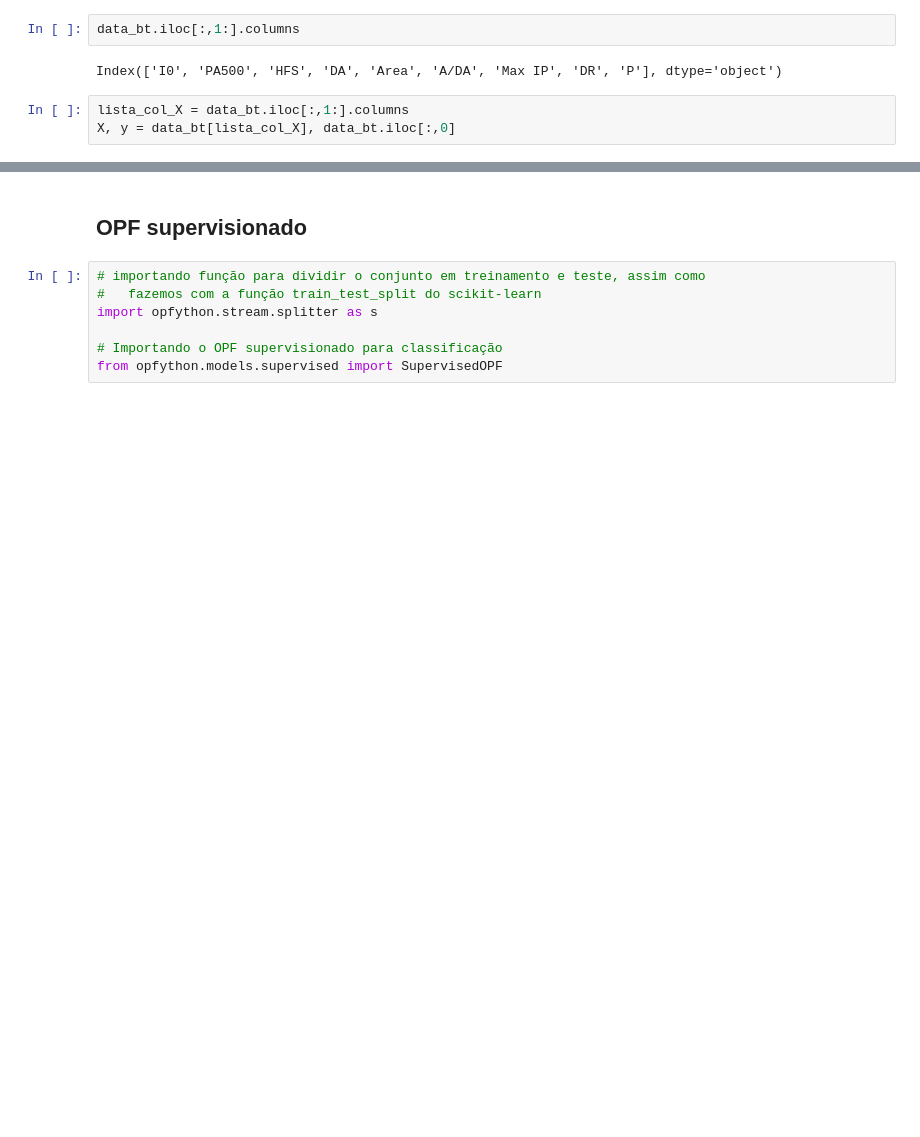
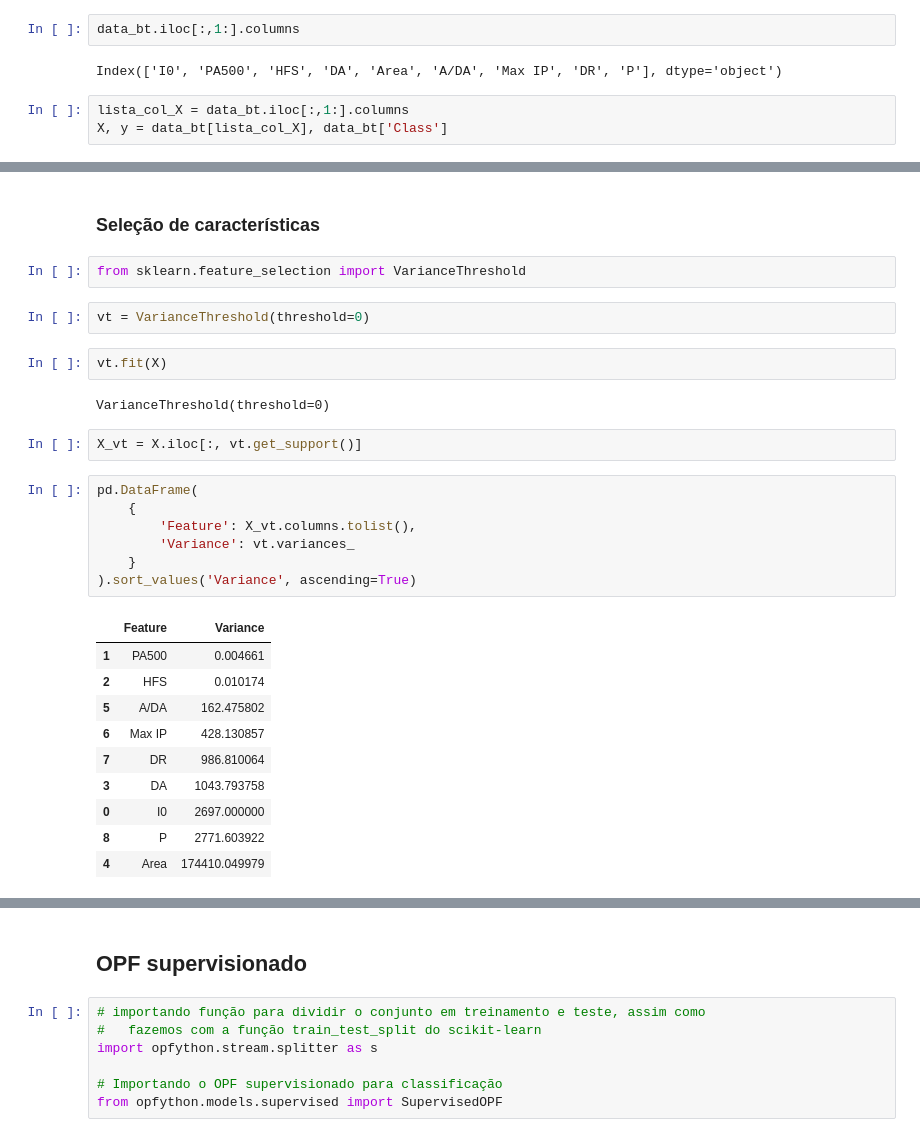
Before and after one commit to gus-phys/AI2-resources, a Jupyter notebook: 08-classificacao/aulas-praticas/aula8/opf/BreastTissue_classification.ipynb, the cells around one changed output, grey strips where cells are left out. Cells and saved outputs as stored; diff of their text form; blank space fills up the shorter version.

```diff
--- a/08-classificacao/aulas-praticas/aula8/opf/BreastTissue_classification.ipynb
+++ b/08-classificacao/aulas-praticas/aula8/opf/BreastTissue_classification.ipynb
@@ -60,5 +60,5 @@ data_bt.iloc[:,1:].columns
 Index(['I0', 'PA500', 'HFS', 'DA', 'Area', 'A/DA', 'Max IP', 'DR', 'P'], dtype='object')
 # %%
 lista_col_X = data_bt.iloc[:,1:].columns
-X, y = data_bt[lista_col_X], data_bt.iloc[:,0]
+X, y = data_bt[lista_col_X], data_bt['Class']
 # %%
@@ -74,0 +68,30 @@ type(X), type(y)
+# %% [markdown]
+### Seleção de características
+# %%
+from sklearn.feature_selection import VarianceThreshold
+# %%
+vt = VarianceThreshold(threshold=0)
+# %%
+vt.fit(X)
+# %% [output]
+VarianceThreshold(threshold=0)
+# %%
+X_vt = X.iloc[:, vt.get_support()]
+# %%
+pd.DataFrame(
+    {
+        'Feature': X_vt.columns.tolist(),
+        'Variance': vt.variances_
+    }
+).sort_values('Variance', ascending=True)
+# %% [output]
+|  | Feature | Variance |
+| 1 | PA500 | 0.004661 |
+| 2 | HFS | 0.010174 |
+| 5 | A/DA | 162.475802 |
+| 6 | Max IP | 428.130857 |
+| 7 | DR | 986.810064 |
+| 3 | DA | 1043.793758 |
+| 0 | I0 | 2697.000000 |
+| 8 | P | 2771.603922 |
+| 4 | Area | 174410.049979 |
```
Also changed, not shown: parts of 51 cells of this notebook, 1 other file.
